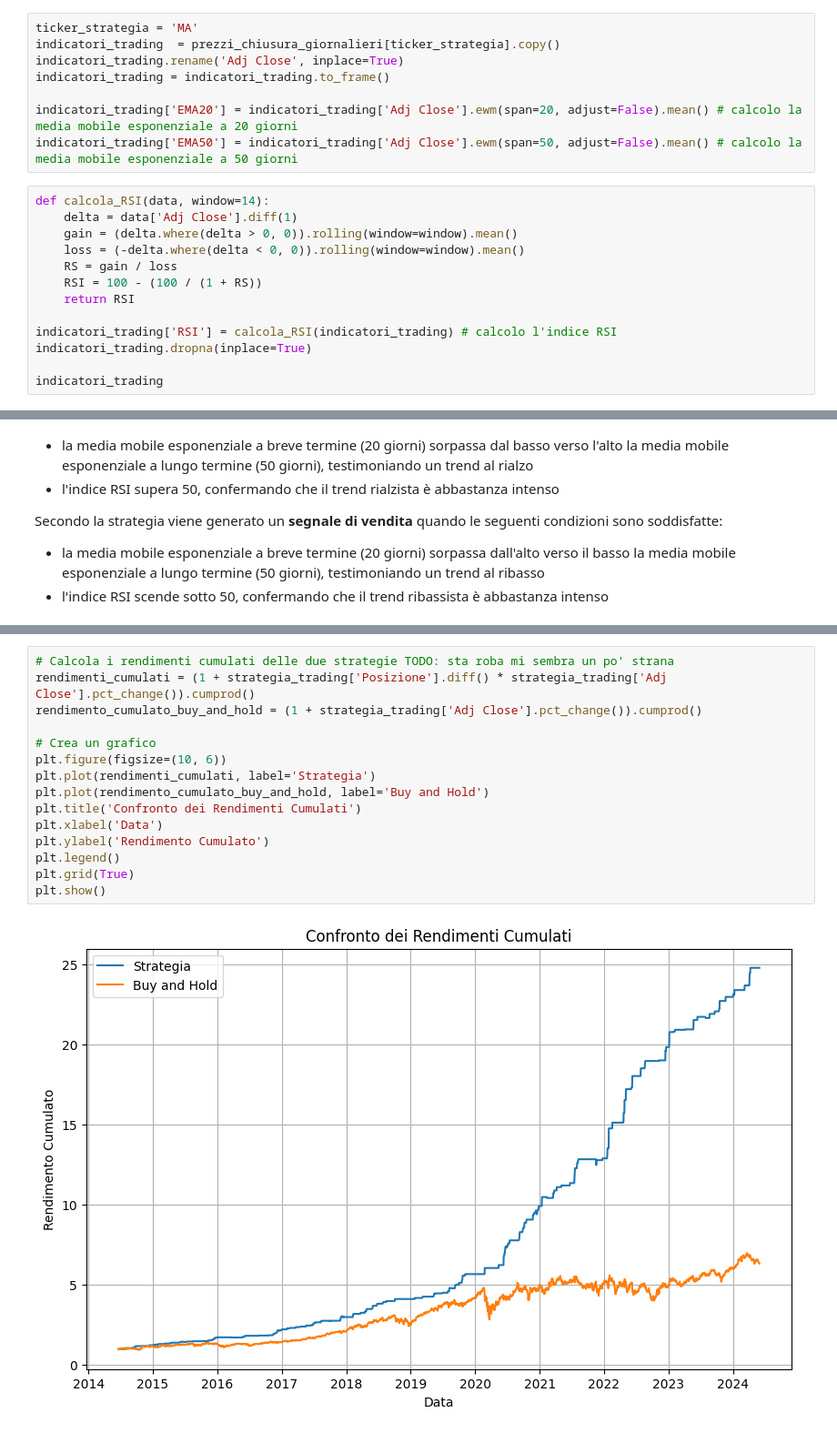
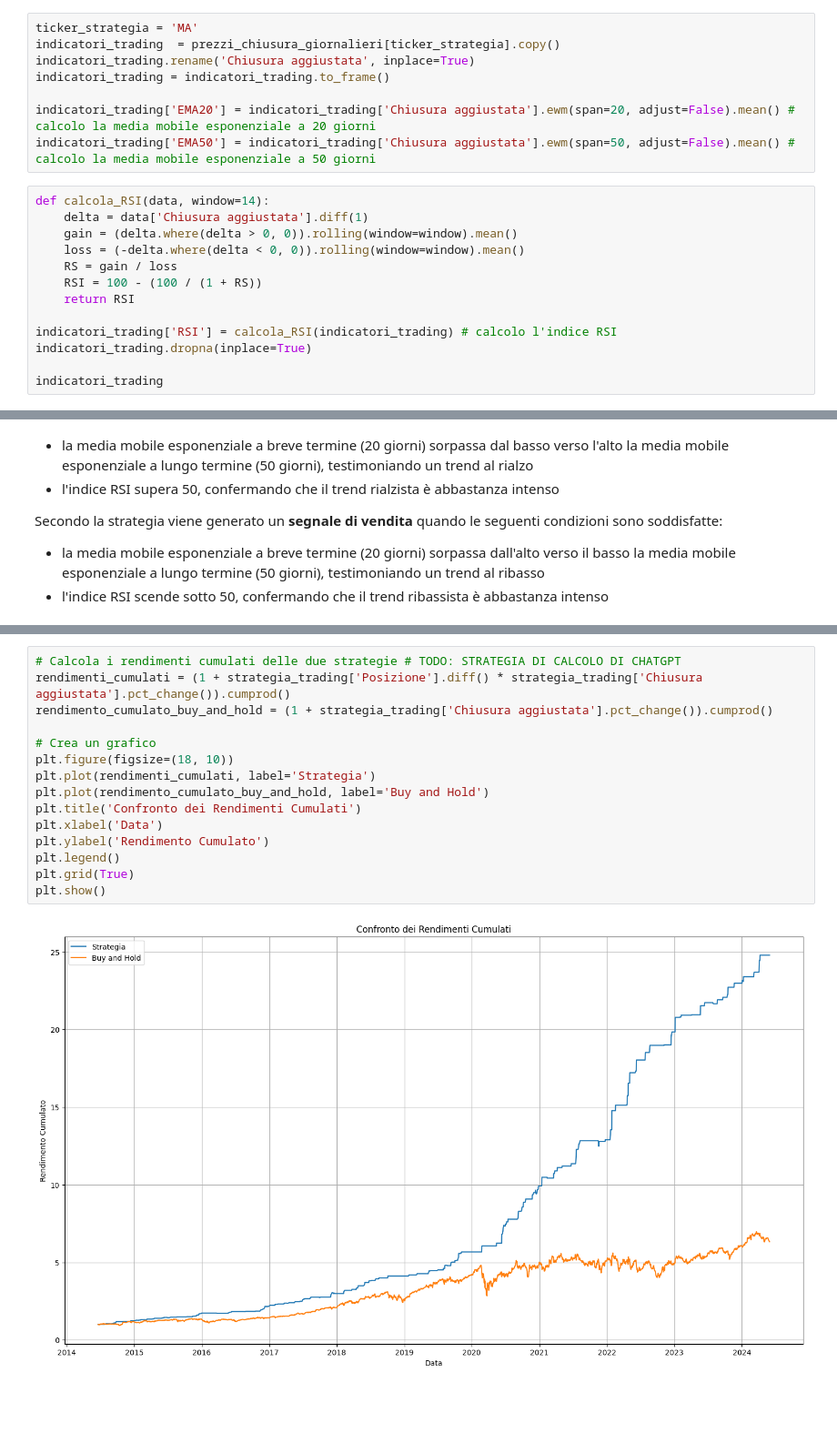
Before and after one commit to Pynci/business-intelligence, a Jupyter notebook: progetto/progetto.ipynb, the cells around one changed output, grey strips where cells are left out. Shown at 91% size. Drawn from its saved outputs; the diff is of its cells as text; blank space fills up the shorter version.

```diff
--- a/progetto/progetto.ipynb
+++ b/progetto/progetto.ipynb
@@ -497,14 +498,14 @@ L'idea che si vuole analizzare è quella di combinare l'utilizzo delle medie mob
 # %%
 ticker_strategia = 'MA'
 indicatori_trading  = prezzi_chiusura_giornalieri[ticker_strategia].copy()
-indicatori_trading.rename('Adj Close', inplace=True)
+indicatori_trading.rename('Chiusura aggiustata', inplace=True)
 indicatori_trading = indicatori_trading.to_frame()
 
-indicatori_trading['EMA20'] = indicatori_trading['Adj Close'].ewm(span=20, adjust=False).mean() # calcolo la media mobile esponenziale a 20 giorni
-indicatori_trading['EMA50'] = indicatori_trading['Adj Close'].ewm(span=50, adjust=False).mean() # calcolo la media mobile esponenziale a 50 giorni
+indicatori_trading['EMA20'] = indicatori_trading['Chiusura aggiustata'].ewm(span=20, adjust=False).mean() # calcolo la media mobile esponenziale a 20 giorni
+indicatori_trading['EMA50'] = indicatori_trading['Chiusura aggiustata'].ewm(span=50, adjust=False).mean() # calcolo la media mobile esponenziale a 50 giorni
 # %%
 def calcola_RSI(data, window=14):
-    delta = data['Adj Close'].diff(1)
+    delta = data['Chiusura aggiustata'].diff(1)
     gain = (delta.where(delta > 0, 0)).rolling(window=window).mean()
     loss = (-delta.where(delta < 0, 0)).rolling(window=window).mean()
     RS = gain / loss
@@ -601,20 +602,20 @@ strategia_trading
 | 2024-05-30 | 442.100006 | 452.822951 | 456.899131 | 27.735294 | 0 |
 2504 rows × 5 columns
 # %%
-# Calcola i rendimenti cumulati delle due strategie TODO: sta roba mi sembra un po' strana
-rendimenti_cumulati = (1 + strategia_trading['Posizione'].diff() * strategia_trading['Adj Close'].pct_change()).cumprod()
-rendimento_cumulato_buy_and_hold = (1 + strategia_trading['Adj Close'].pct_change()).cumprod()
+# Calcola i rendimenti cumulati delle due strategie # TODO: STRATEGIA DI CALCOLO DI CHATGPT
+rendimenti_cumulati = (1 + strategia_trading['Posizione'].diff() * strategia_trading['Chiusura aggiustata'].pct_change()).cumprod()
+rendimento_cumulato_buy_and_hold = (1 + strategia_trading['Chiusura aggiustata'].pct_change()).cumprod()
 
 # Crea un grafico
-plt.figure(figsize=(10, 6))
+plt.figure(figsize=(18, 10))
 plt.plot(rendimenti_cumulati, label='Strategia')
 plt.plot(rendimento_cumulato_buy_and_hold, label='Buy and Hold')
 plt.title('Confronto dei Rendimenti Cumulati')
 plt.xlabel('Data')
 plt.ylabel('Rendimento Cumulato')
 plt.legend()
 plt.grid(True)
 plt.show()
 # %% [output]
-[figure, old version]
+[figure, new version]
 # %%
```
Also changed, not shown: parts of 13 cells of this notebook, 1 other file.
